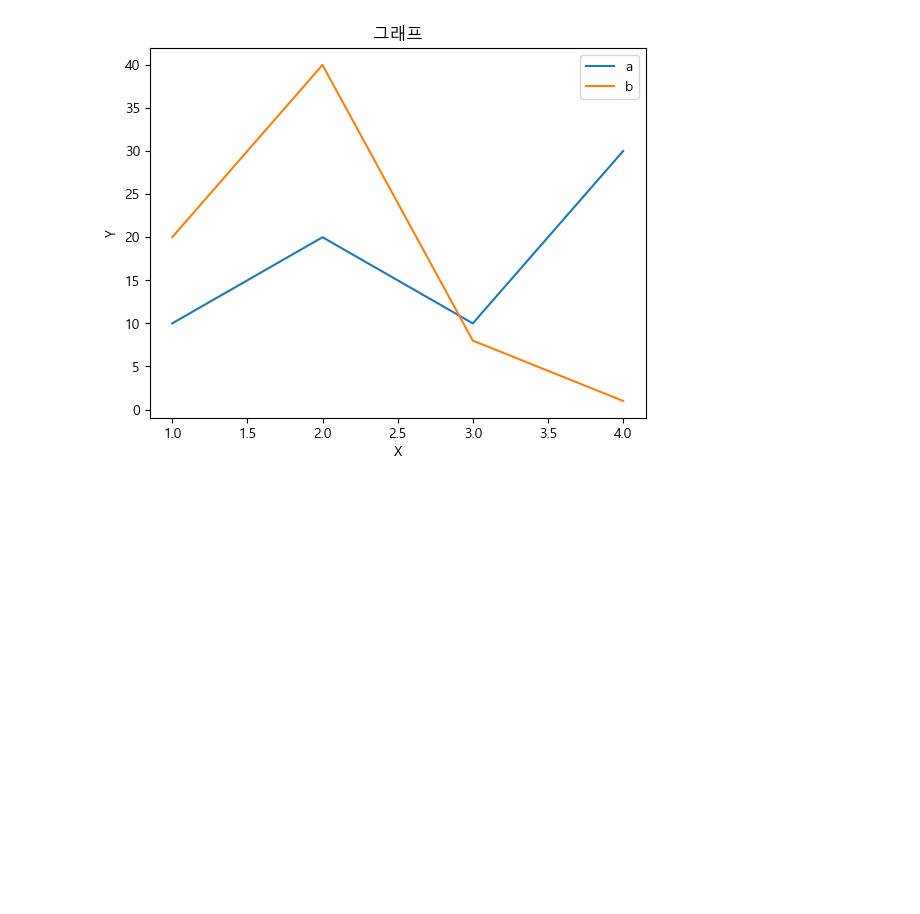
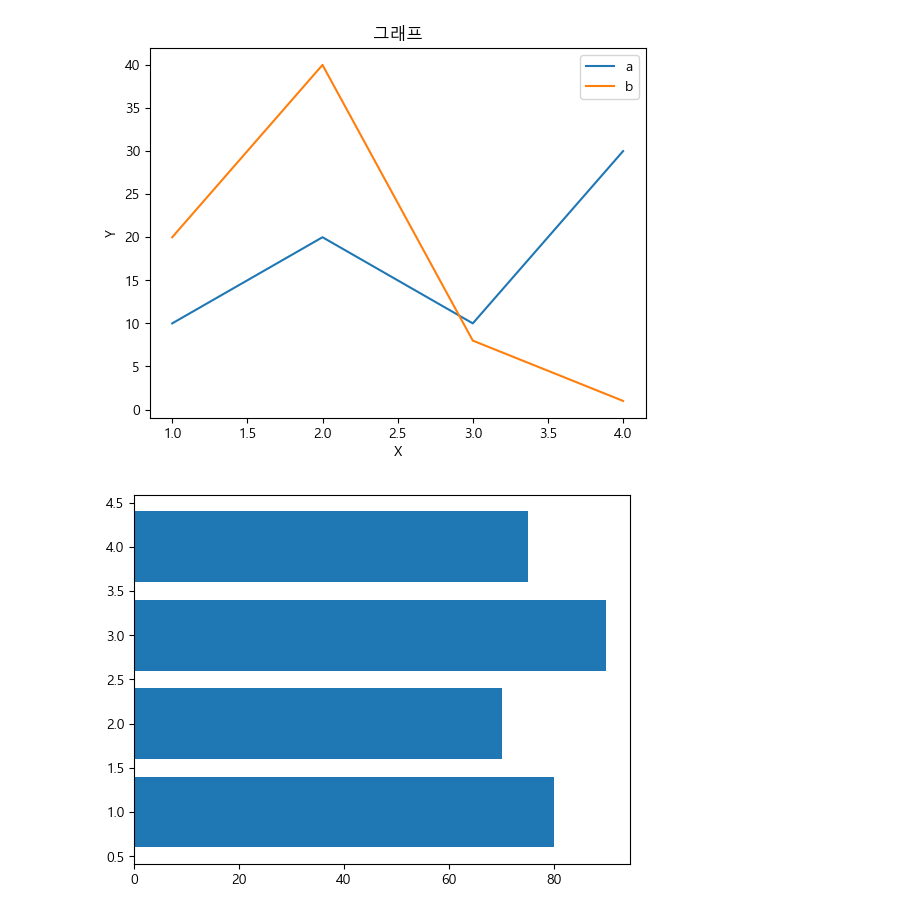
Before and after one commit to KHseo32/test, a Jupyter notebook: 3월 22일/240322(Matploblib).ipynb, the cells around one changed output. Cells and saved outputs as stored; diff of their text form; code cells hidden in the pictures; blank space fills up the shorter version.

```diff
--- a/3월 22일/240322(Matploblib).ipynb
+++ b/3월 22일/240322(Matploblib).ipynb
@@ -67,3 +67,11 @@ plt.legend(['a', 'b'])
 plt.show()
 # %% [output]
 [figure]
+# %%
+# 막대 그래프
+x = [1,2,3,4]
+y=[80,70,90,75]
+plt.barh(x,y)
+plt.show()
+# %% [output]
+[figure, added]
```
Also changed, not shown: parts of 12 cells of this notebook, 2 other files.
